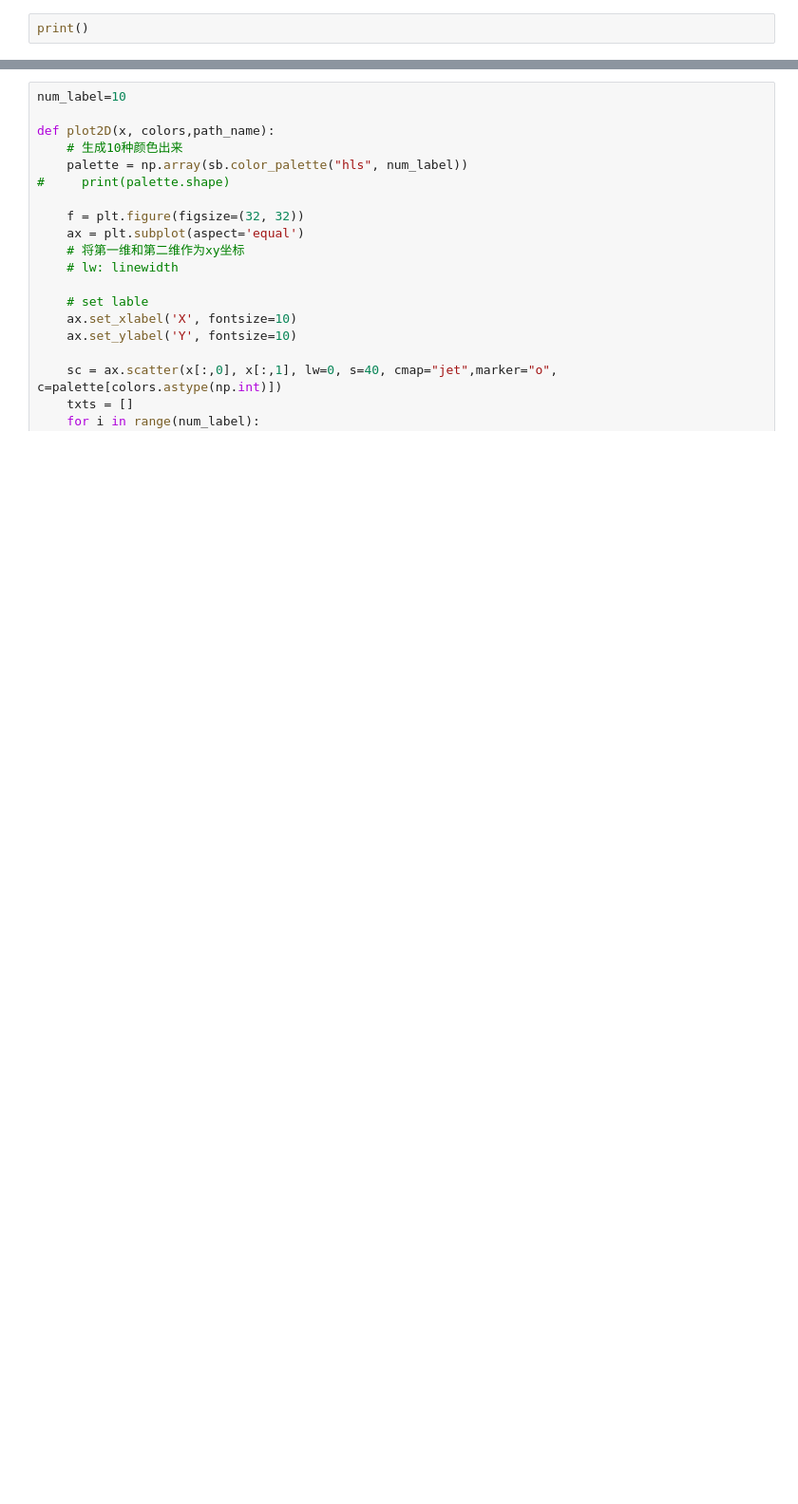
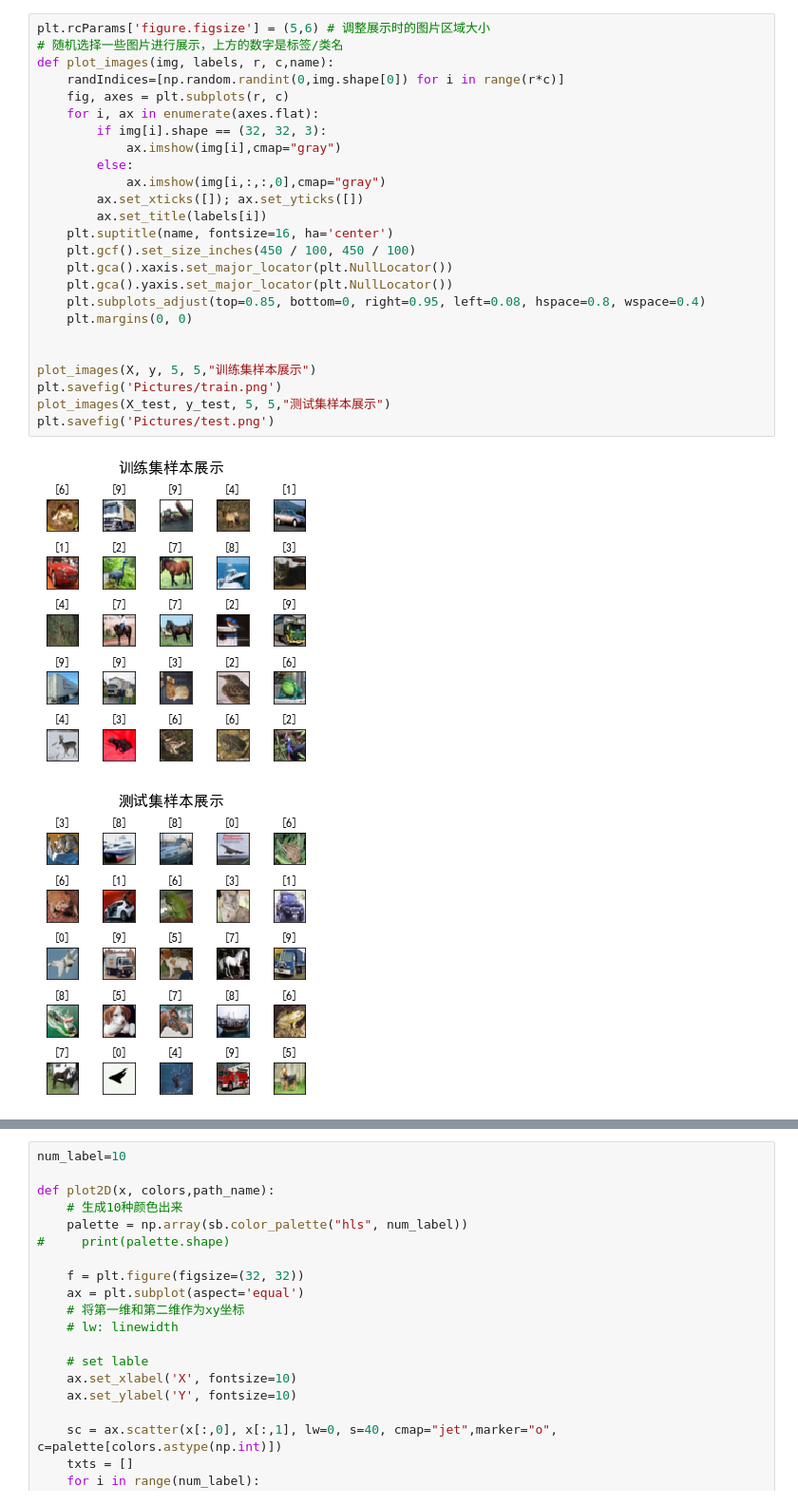
Before and after one commit to shiwanghua/SharedFiles, a Jupyter notebook: 机器学习/Project2/tsne.ipynb, the cells around one changed output, grey strips where cells are left out. Shown at 95% size. Saved outputs shown, nothing was run; the diff lists cells and outputs as text; blank space fills up the shorter version.

```diff
--- a/机器学习/Project2/tsne.ipynb
+++ b/机器学习/Project2/tsne.ipynb
@@ -30,2 +47,28 @@ test_loader=torch.utils.data.DataLoader(test_data,batch_size=200,shuffle=True)
-# %%
-print()
+# %%
+plt.rcParams['figure.figsize'] = (5,6) # 调整展示时的图片区域大小
+# 随机选择一些图片进行展示，上方的数字是标签/类名
+def plot_images(img, labels, r, c,name):
+    randIndices=[np.random.randint(0,img.shape[0]) for i in range(r*c)]
+    fig, axes = plt.subplots(r, c)
+    for i, ax in enumerate(axes.flat):
+        if img[i].shape == (32, 32, 3):
+            ax.imshow(img[i],cmap="gray")
+        else:
+            ax.imshow(img[i,:,:,0],cmap="gray")
+        ax.set_xticks([]); ax.set_yticks([])
+        ax.set_title(labels[i])
+    plt.suptitle(name, fontsize=16, ha='center')
+    plt.gcf().set_size_inches(450 / 100, 450 / 100)
+    plt.gca().xaxis.set_major_locator(plt.NullLocator())
+    plt.gca().yaxis.set_major_locator(plt.NullLocator())
+    plt.subplots_adjust(top=0.85, bottom=0, right=0.95, left=0.08, hspace=0.8, wspace=0.4)
+    plt.margins(0, 0)
+
+
+plot_images(X, y, 5, 5,"训练集样本展示")
+plt.savefig('Pictures/train.png')
+plot_images(X_test, y_test, 5, 5,"测试集样本展示")
+plt.savefig('Pictures/test.png')
+# %% [output]
+[figure, added]
+[figure, added]
```
Also changed, not shown: parts of 3 cells of this notebook.
